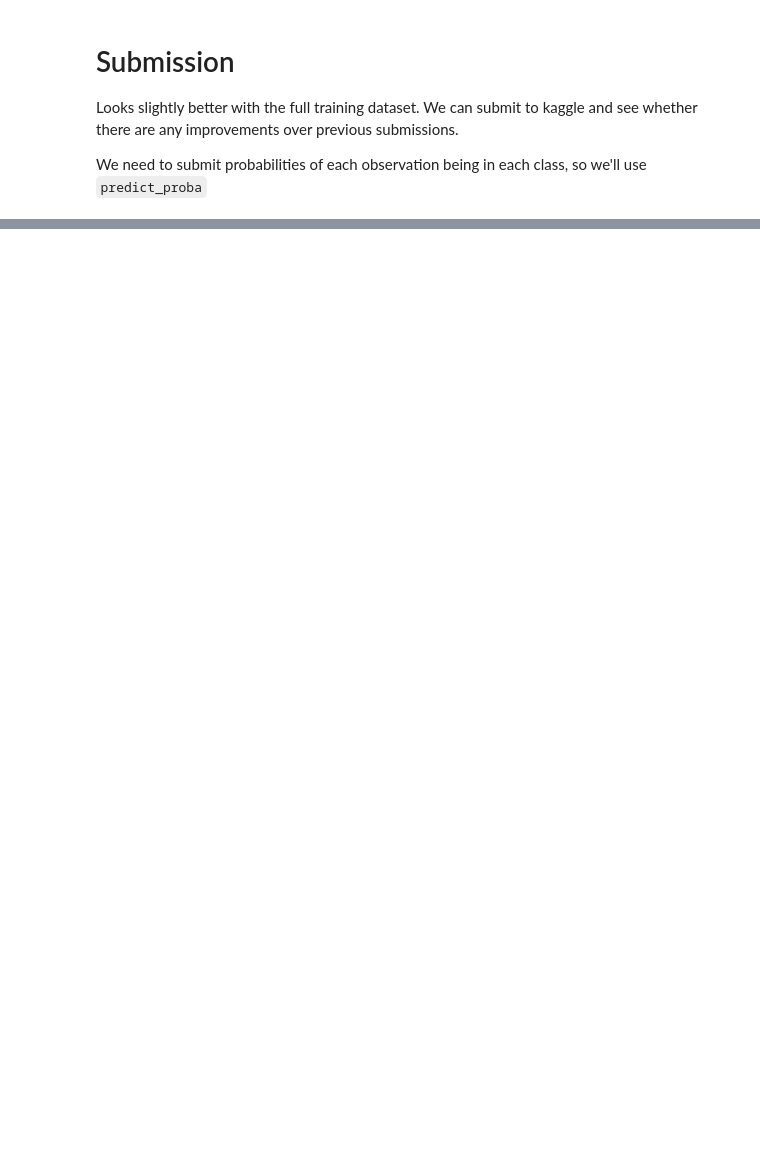
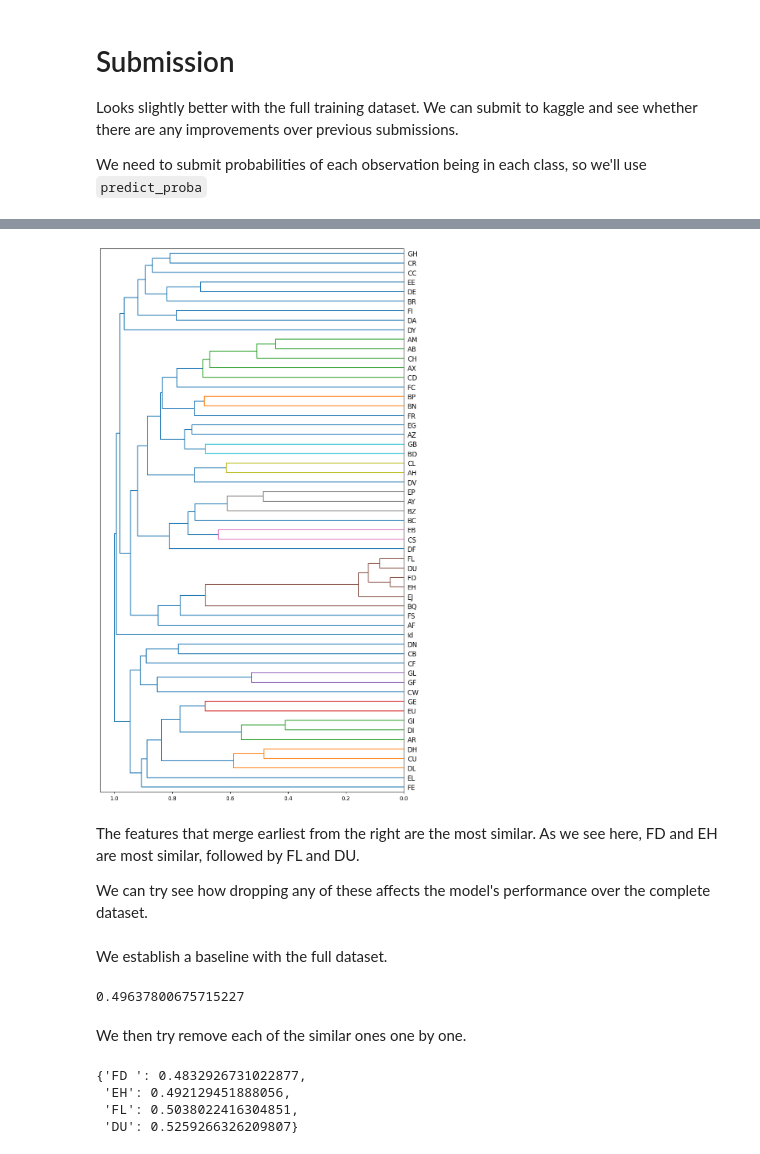
Before and after one commit to programmer-ke/icr-age-related-kaggle-competition, a Jupyter notebook: notebooks/random-forest-explorations.ipynb, the cells around one changed output, grey strips where cells are left out. Saved outputs shown, nothing was run; the diff lists cells and outputs as text; code cells hidden in the pictures; blank space fills up the shorter version.

```diff
--- a/notebooks/random-forest-explorations.ipynb
+++ b/notebooks/random-forest-explorations.ipynb
@@ -290,0 +373,18 @@ if is_kaggle:
+# %%
+from scipy.cluster import hierarchy as hc
+
+def cluster_columns(df, figsize=(10,6), font_size=12):
+    corr = np.round(scipy.stats.spearmanr(df).correlation, 4)
+    corr_condensed = hc.distance.squareform(1-corr)
+    z = hc.linkage(corr_condensed, method='average')
+    fig = plt.figure(figsize=figsize)
+    hc.dendrogram(z, labels=df.columns, orientation='left', leaf_font_size=font_size)
+    plt.show()
+# %%
+cluster_columns(full_xs, figsize=(10,18))
+# %% [output]
+[figure, added]
+# %% [markdown]
+The features that merge earliest from the right are the most similar. As we see here, FD and EH are most similar, followed by FL and DU.
+
+We can try see how dropping any of these affects the model's performance over the complete dataset.
@@ -290,0 +399,17 @@ if is_kaggle:
+# %% [markdown]
+We establish a baseline with the full dataset.
+# %%
+get_model_score(full_xs, full_y)
+# %% [output]
+0.49637800675715227
+# %% [markdown]
+We then try remove each of the similar ones one by one.
+# %%
+similar_columns = ["FD ", "EH", "FL", "DU"]
+
+{c: get_model_score(full_xs.drop(c, axis=1), full_y) for c in similar_columns}
+# %% [output]
+{'FD ': 0.4832926731022877,
+ 'EH': 0.492129451888056,
+ 'FL': 0.5038022416304851,
+ 'DU': 0.5259266326209807}
```
Also changed, not shown: parts of 27 cells of this notebook.
